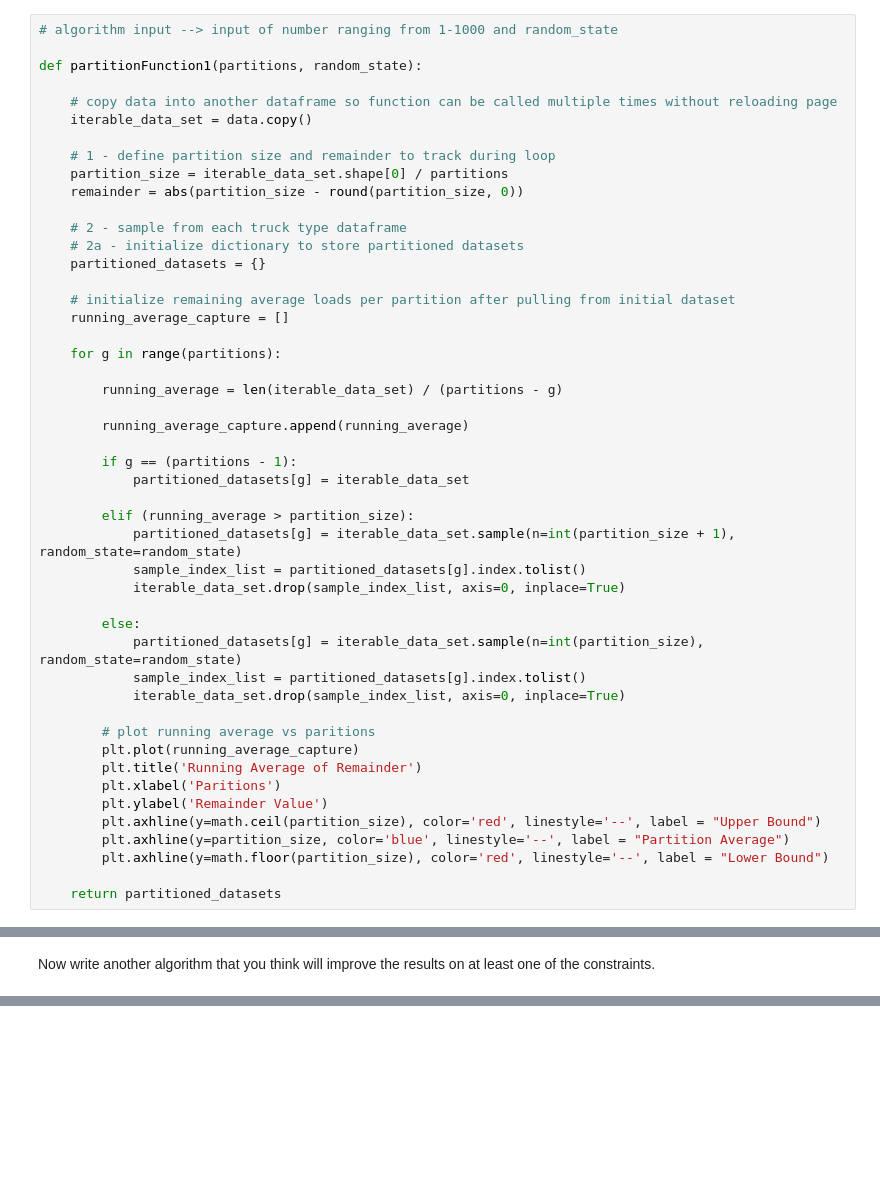
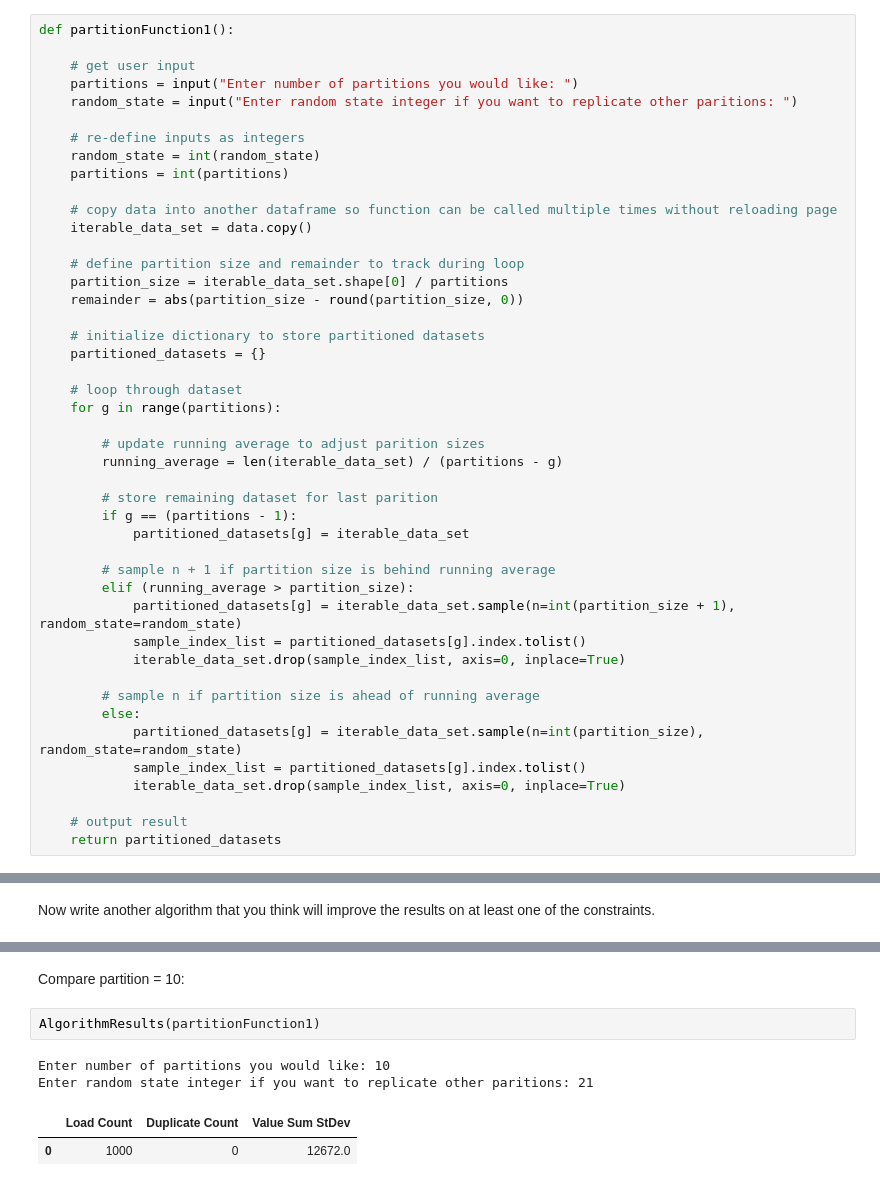
Before and after one commit to jjobes90/SAGE_Interview, a Jupyter notebook: Algorithms.ipynb, the cells around one changed output, grey strips where cells are left out. Saved outputs shown, nothing was run; the diff lists cells and outputs as text; blank space fills up the shorter version.

```diff
--- a/Algorithms.ipynb
+++ b/Algorithms.ipynb
@@ -75,48 +48,45 @@ Before we dive into the algorithm, lets define the metrics to classify a "succes
 # %%
-# algorithm input --> input of number ranging from 1-1000 and random_state
+def partitionFunction1():
 
-def partitionFunction1(partitions, random_state):
+    # get user input
+    partitions = input("Enter number of partitions you would like: ")
+    random_state = input("Enter random state integer if you want to replicate other paritions: ")
+
+    # re-define inputs as integers
+    random_state = int(random_state)
+    partitions = int(partitions)
 
     # copy data into another dataframe so function can be called multiple times without reloading page
     iterable_data_set = data.copy()
 
-    # 1 - define partition size and remainder to track during loop
+    # define partition size and remainder to track during loop
     partition_size = iterable_data_set.shape[0] / partitions
     remainder = abs(partition_size - round(partition_size, 0))
 
-    # 2 - sample from each truck type dataframe
-    # 2a - initialize dictionary to store partitioned datasets
+    # initialize dictionary to store partitioned datasets
     partitioned_datasets = {}
 
-    # initialize remaining average loads per partition after pulling from initial dataset
-    running_average_capture = []
-
+    # loop through dataset
     for g in range(partitions):
 
+        # update running average to adjust parition sizes
         running_average = len(iterable_data_set) / (partitions - g)
 
-        running_average_capture.append(running_average)
-
+        # store remaining dataset for last parition
         if g == (partitions - 1):
             partitioned_datasets[g] = iterable_data_set
 
+        # sample n + 1 if partition size is behind running average
         elif (running_average > partition_size):
             partitioned_datasets[g] = iterable_data_set.sample(n=int(partition_size + 1), random_state=random_state)
             sample_index_list = partitioned_datasets[g].index.tolist()
             iterable_data_set.drop(sample_index_list, axis=0, inplace=True)
 
+        # sample n if partition size is ahead of running average
         else:
             partitioned_datasets[g] = iterable_data_set.sample(n=int(partition_size), random_state=random_state)
             sample_index_list = partitioned_datasets[g].index.tolist()
             iterable_data_set.drop(sample_index_list, axis=0, inplace=True)
 
-        # plot running average vs paritions
-        plt.plot(running_average_capture)
-        plt.title('Running Average of Remainder')
-        plt.xlabel('Paritions')
-        plt.ylabel('Remainder Value')
-        plt.axhline(y=math.ceil(partition_size), color='red', linestyle='--', label = "Upper Bound")
-        plt.axhline(y=partition_size, color='blue', linestyle='--', label = "Partition Average")
-        plt.axhline(y=math.floor(partition_size), color='red', linestyle='--', label = "Lower Bound")
-
+    # output result
     return partitioned_datasets
@@ -529,0 +357,9 @@ def partitionFunction3(partitions, random_state):
+# %% [markdown]
+Compare partition = 10:
+# %%
+AlgorithmResults(partitionFunction1)
+# %% [output]
+Enter number of partitions you would like: 10
+Enter random state integer if you want to replicate other paritions: 21
+|  | Load Count | Duplicate Count | Value Sum StDev |
+| 0 | 1000 | 0 | 12672.0 |
```
Also changed, not shown: parts of 44 cells of this notebook.
